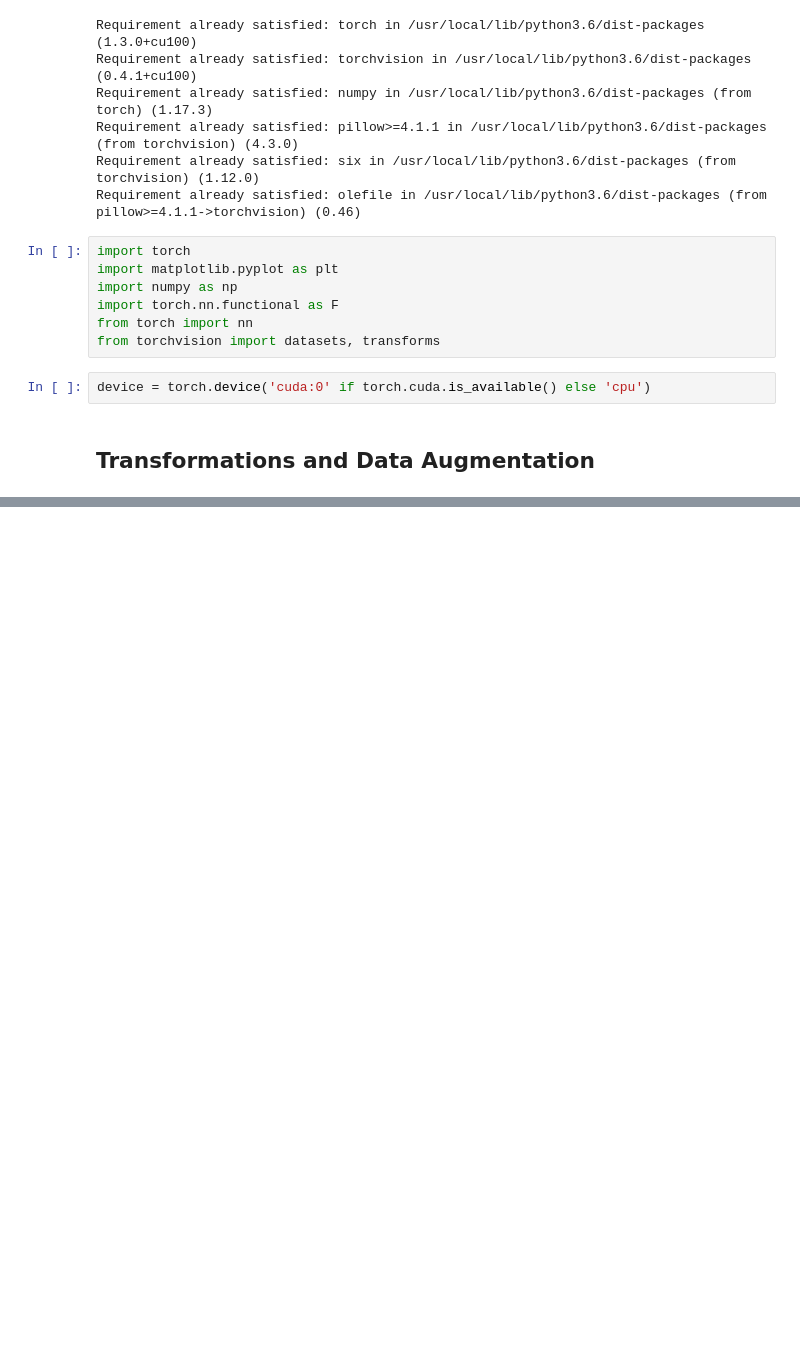
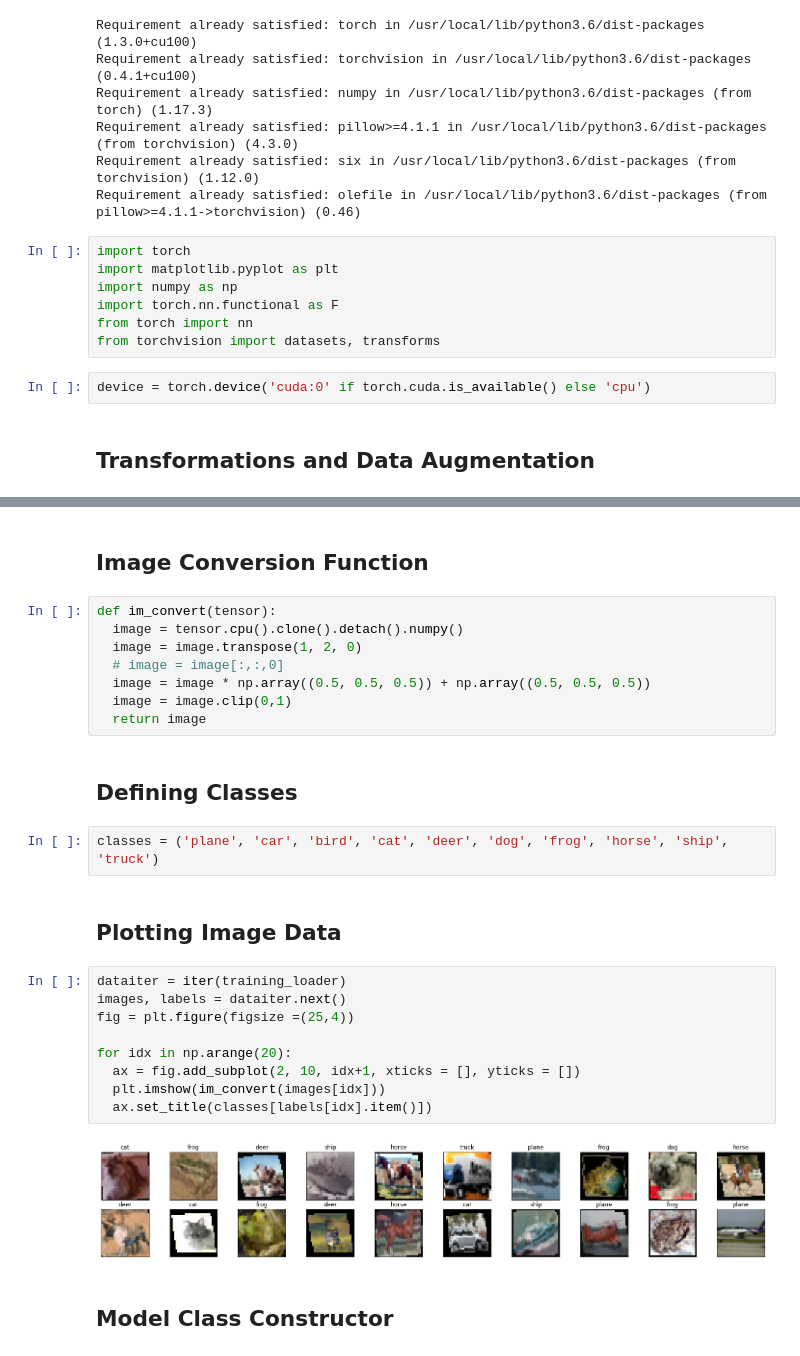
Before and after one commit to cleysonl/Pytorch, a Jupyter notebook: CIFAR10_Classification.ipynb, the cells around one changed output, grey strips where cells are left out. Drawn from its saved outputs; the diff is of its cells as text; blank space fills up the shorter version.

```diff
--- a/CIFAR10_Classification.ipynb
+++ b/CIFAR10_Classification.ipynb
@@ -42,0 +46,29 @@ validation_loader = torch.utils.data.DataLoader(validation)
+# %% [markdown]
+## **Image Conversion Function**
+# %%
+def im_convert(tensor):
+  image = tensor.cpu().clone().detach().numpy()
+  image = image.transpose(1, 2, 0)
+  # image = image[:,:,0]
+  image = image * np.array((0.5, 0.5, 0.5)) + np.array((0.5, 0.5, 0.5))
+  image = image.clip(0,1)
+  return image
+# %% [markdown]
+## **Defining Classes**
+# %%
+classes = ('plane', 'car', 'bird', 'cat', 'deer', 'dog', 'frog', 'horse', 'ship', 'truck')
+# %% [markdown]
+## **Plotting Image Data**
+# %%
+dataiter = iter(training_loader)
+images, labels = dataiter.next()
+fig = plt.figure(figsize =(25,4))
+
+for idx in np.arange(20):
+  ax = fig.add_subplot(2, 10, idx+1, xticks = [], yticks = [])
+  plt.imshow(im_convert(images[idx]))
+  ax.set_title(classes[labels[idx].item()])
+# %% [output]
+[figure, added]
+# %% [markdown]
+## **Model Class Constructor**
```
Also changed, not shown: parts of 7 cells of this notebook.
